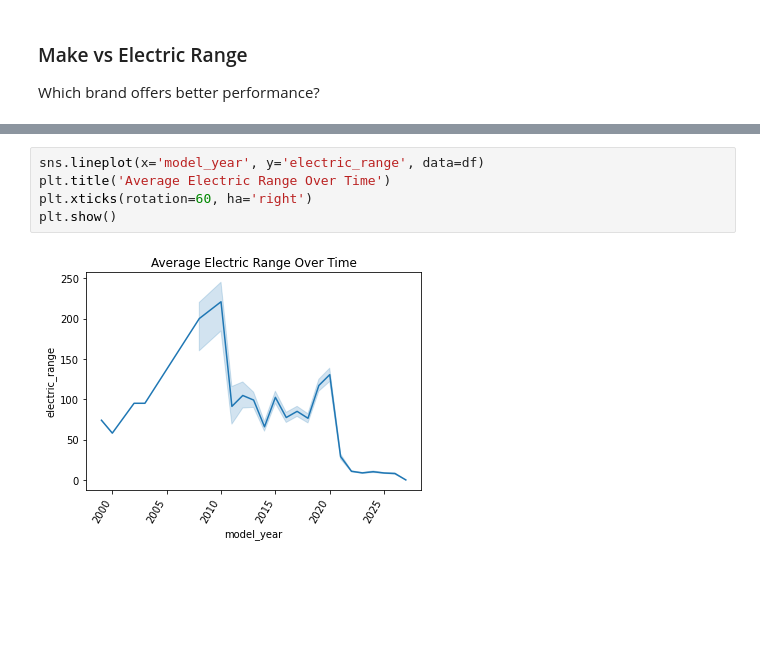
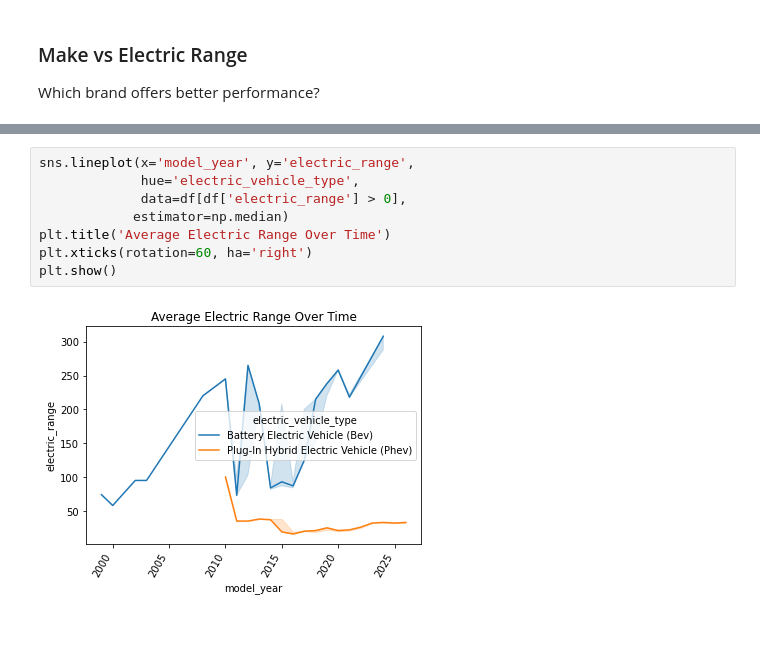
Before and after one commit to Sydney-Were/Electric_Vehicle_Evaluation_Project, a Jupyter notebook: EV.ipynb, the cells around one changed output, grey strips where cells are left out. Drawn from its saved outputs; the diff is of its cells as text; blank space fills up the shorter version.

```diff
--- a/EV.ipynb
+++ b/EV.ipynb
@@ -242,10 +250,13 @@ Technology improving over time?
 # %%
-sns.lineplot(x='model_year', y='electric_range', data=df)
+sns.lineplot(x='model_year', y='electric_range',
+             hue='electric_vehicle_type',
+             data=df[df['electric_range'] > 0],
+            estimator=np.median)
 plt.title('Average Electric Range Over Time')
 plt.xticks(rotation=60, ha='right')
 plt.show()
 # %% [output]
-[figure, old version]
+[figure, new version]
 # %% [markdown]
 ##
 # %% [markdown]
```
Also changed, not shown: parts of 7 cells of this notebook.
